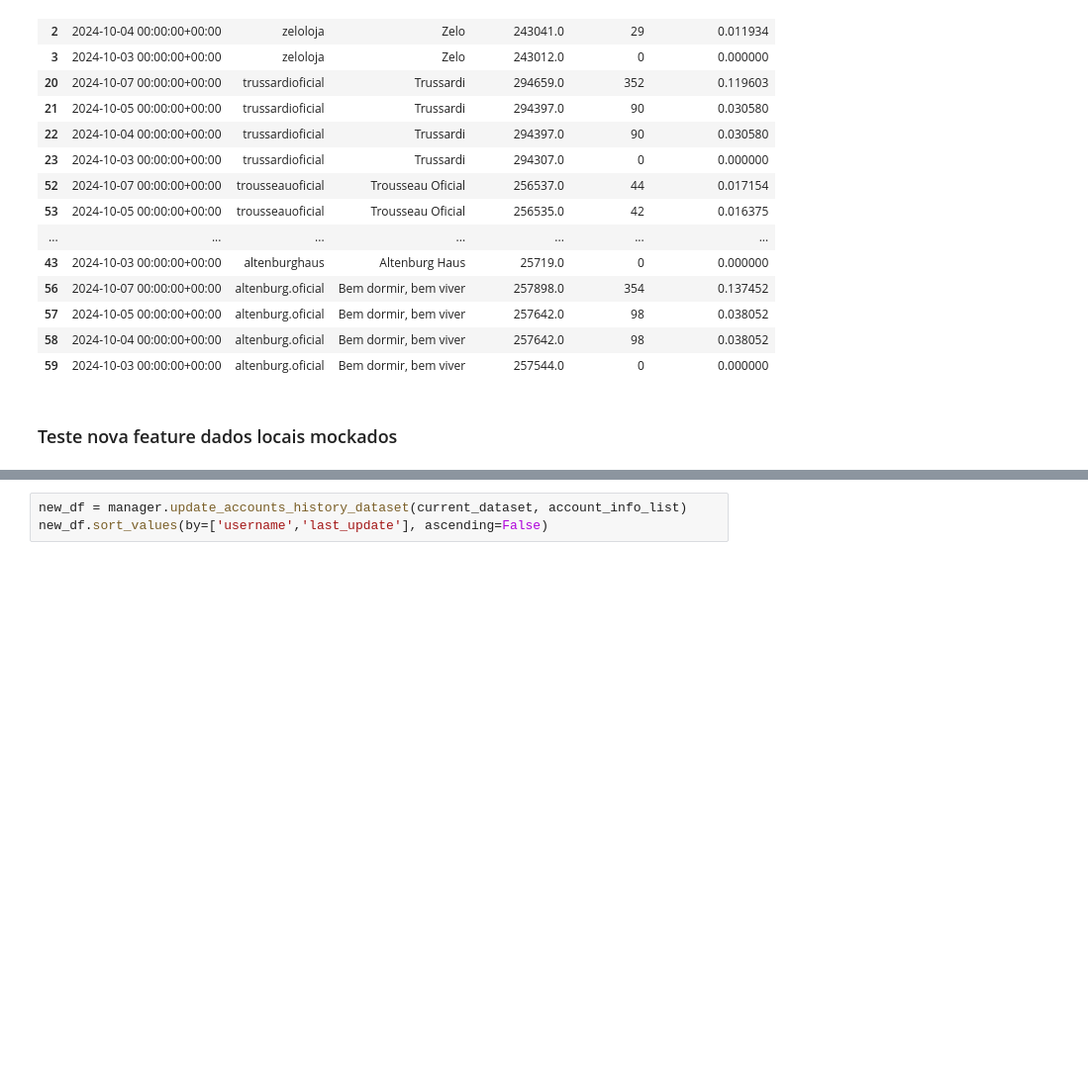
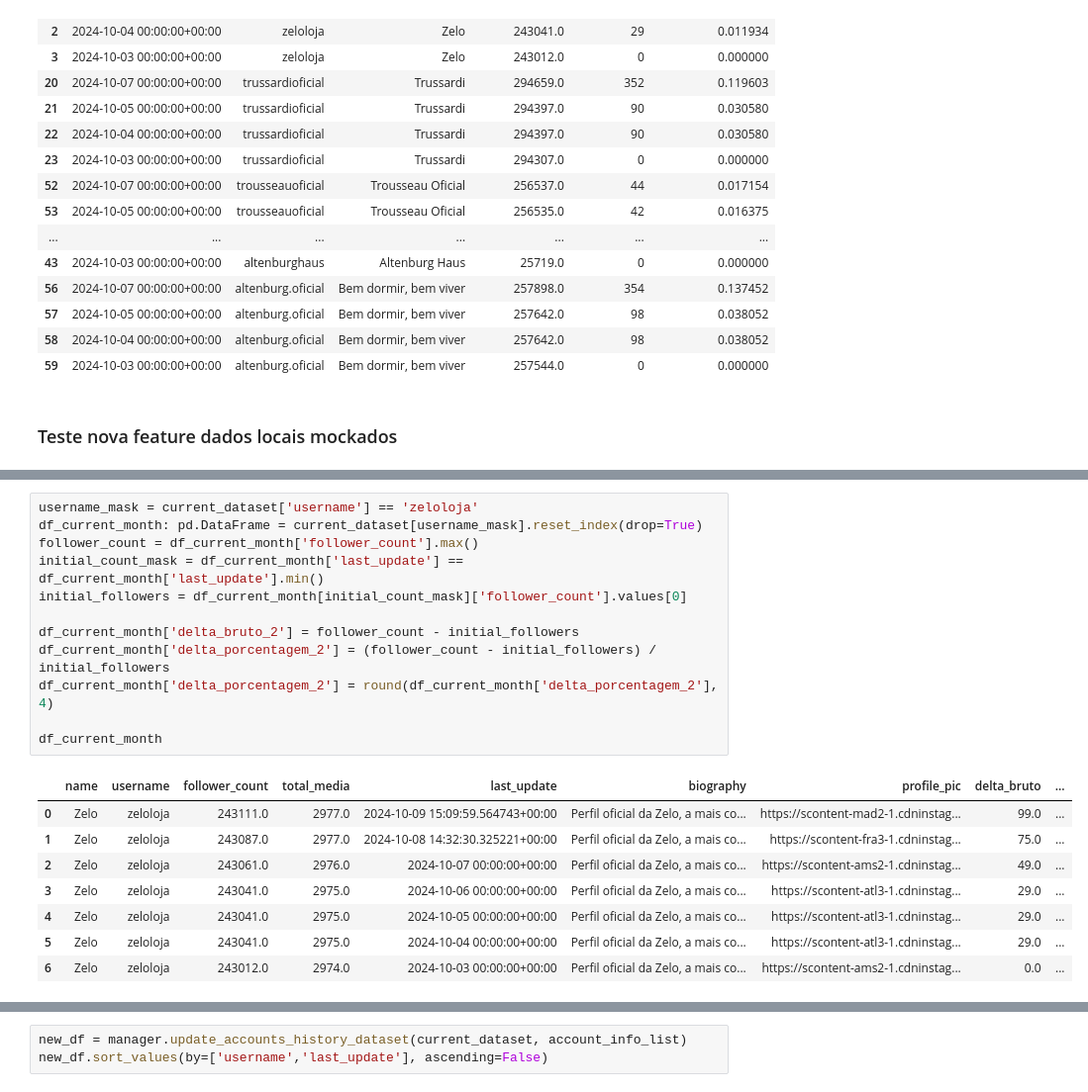
Before and after one commit to AmmoJailton/kpi-indicadores2, a Jupyter notebook: notebooks/discovery_instagram_api.ipynb, the cells around one changed output, grey strips where cells are left out. Shown at 99% size. Cells and saved outputs as stored; diff of their text form; blank space fills up the shorter version.

```diff
--- a/notebooks/discovery_instagram_api.ipynb
+++ b/notebooks/discovery_instagram_api.ipynb
@@ -1452,0 +1442,21 @@ current_dataset.columns.to_list()
+# %%
+username_mask = current_dataset['username'] == 'zeloloja'
+df_current_month: pd.DataFrame = current_dataset[username_mask].reset_index(drop=True)
+follower_count = df_current_month['follower_count'].max()
+initial_count_mask = df_current_month['last_update'] == df_current_month['last_update'].min()
+initial_followers = df_current_month[initial_count_mask]['follower_count'].values[0]
+
+df_current_month['delta_bruto_2'] = follower_count - initial_followers
+df_current_month['delta_porcentagem_2'] = (follower_count - initial_followers) / initial_followers
+df_current_month['delta_porcentagem_2'] = round(df_current_month['delta_porcentagem_2'], 4)
+
+df_current_month
+# %% [output]
+|  | name | username | follower_count | total_media | last_update | biography | profile_pic | delta_bruto | ... |
+| 0 | Zelo | zeloloja | 243111.0 | 2977.0 | 2024-10-09 15:09:59.564743+00:00 | Perfil oficial da Zelo, a mais co... | https://scontent-mad2-1.cdninstag... | 99.0 | ... |
+| 1 | Zelo | zeloloja | 243087.0 | 2977.0 | 2024-10-08 14:32:30.325221+00:00 | Perfil oficial da Zelo, a mais co... | https://scontent-fra3-1.cdninstag... | 75.0 | ... |
+| 2 | Zelo | zeloloja | 243061.0 | 2976.0 | 2024-10-07 00:00:00+00:00 | Perfil oficial da Zelo, a mais co... | https://scontent-ams2-1.cdninstag... | 49.0 | ... |
+| 3 | Zelo | zeloloja | 243041.0 | 2975.0 | 2024-10-06 00:00:00+00:00 | Perfil oficial da Zelo, a mais co... | https://scontent-atl3-1.cdninstag... | 29.0 | ... |
+| 4 | Zelo | zeloloja | 243041.0 | 2975.0 | 2024-10-05 00:00:00+00:00 | Perfil oficial da Zelo, a mais co... | https://scontent-atl3-1.cdninstag... | 29.0 | ... |
+| 5 | Zelo | zeloloja | 243041.0 | 2975.0 | 2024-10-04 00:00:00+00:00 | Perfil oficial da Zelo, a mais co... | https://scontent-atl3-1.cdninstag... | 29.0 | ... |
+| 6 | Zelo | zeloloja | 243012.0 | 2974.0 | 2024-10-03 00:00:00+00:00 | Perfil oficial da Zelo, a mais co... | https://scontent-ams2-1.cdninstag... | 0.0 | ... |
```
Also changed, not shown: parts of 3 cells of this notebook, 1 other file.
